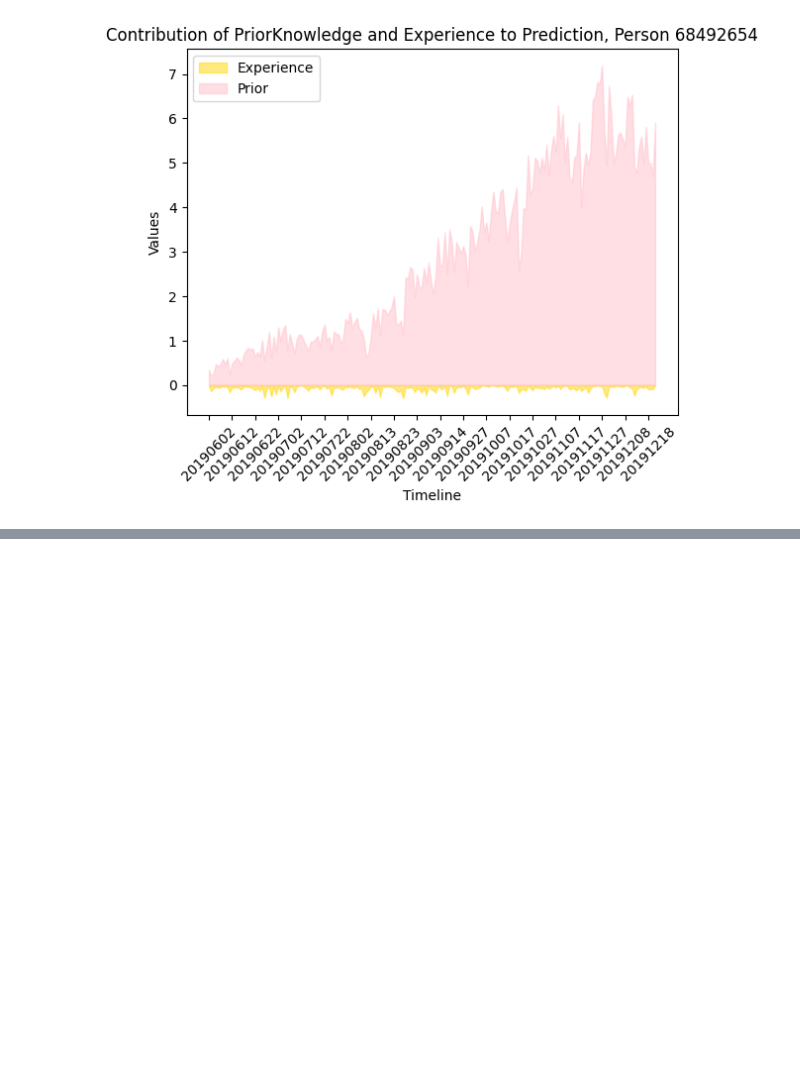
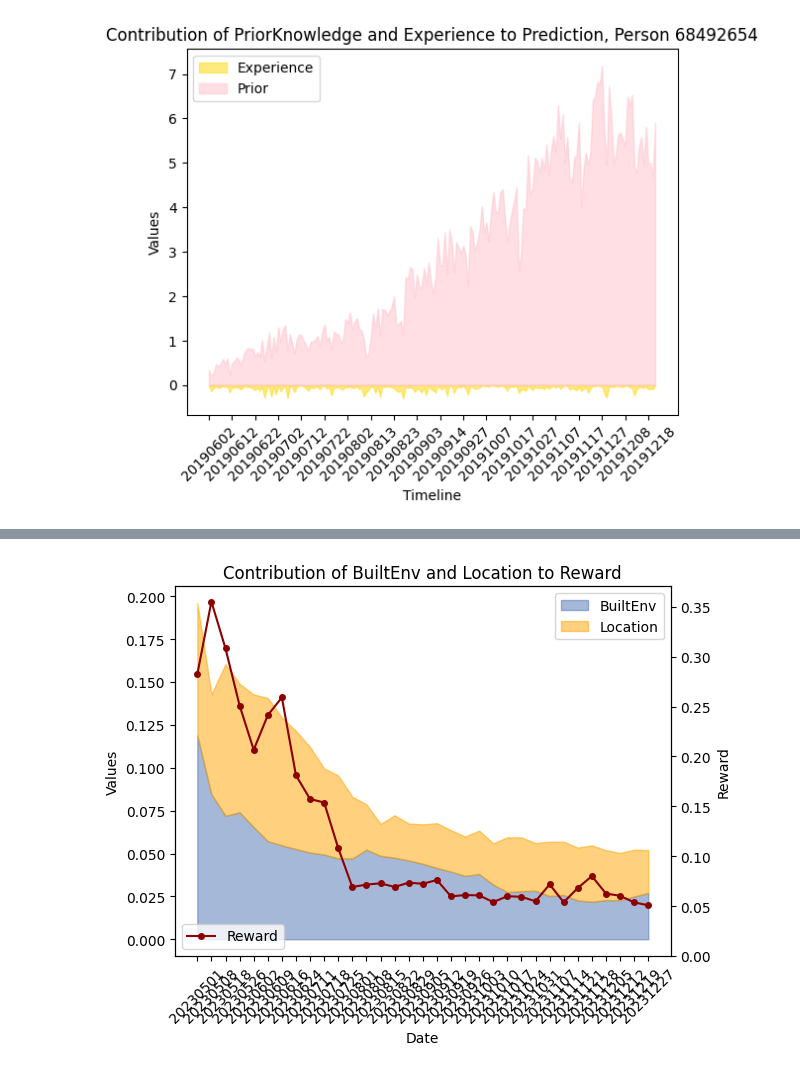
Before and after one commit to BoyangL1/spatial_cognitive, a Jupyter notebook: Analysis/Explain.ipynb, the cells around one changed output, grey strips where cells are left out. Drawn from its saved outputs; the diff is of its cells as text; code cells hidden in the pictures; blank space fills up the shorter version.

```diff
--- a/Analysis/Explain.ipynb
+++ b/Analysis/Explain.ipynb
@@ -396,0 +424,34 @@ with open(reward_res_path, 'rb') as f:
+# %%
+plt.style.use('default')
+x = np.arange(len(shap_val))
+# 创建图形和轴
+fig, ax = plt.subplots()
+
+y1 = shap_data_array[:, 0]
+y2 = shap_data_array[:, 1]
+# 绘制堆叠区域
+ax.fill_between(x, y1, color='b', alpha=0.5, label='BuiltEnv')  # 蓝色区域
+ax.fill_between(x, y1, y2, color='orange', alpha=0.5, label='Location')  # 绿色区域，堆叠在蓝色区域之上
+
+# 设置图例
+ax.legend(loc='upper right')
+
+# 设置图表标题和坐标轴标签
+ax.set_title('Contribution of BuiltEnv and Location to Reward')
+ax.set_xlabel('Date')
+ax.set_ylabel('Values')
+
+ax_r = ax.twinx()  # 创建第二个坐标轴
+ax_r.plot(x, r_baseline, color='darkred', ls='-', marker='o', ms=4, label='Reward')
+ax_r.set_ylabel('Reward')
+ax_r.legend(loc='lower left')
+ax_r.set_ylim(0, None)
+
+# 将横坐标的标签设置为日期datelist
+ax.set_xticks(x)
+ax.set_xticklabels([str(d) for d in shap_val.keys()], rotation=45)
+
+# 显示图表
+plt.show()
+# %% [output]
+[figure, added]
```
Also changed, not shown: parts of 22 cells of this notebook.
